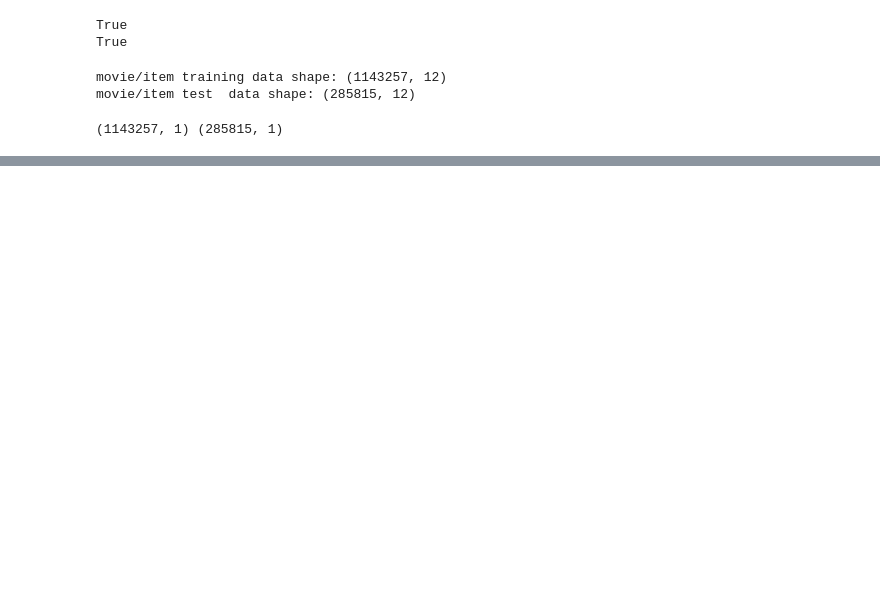
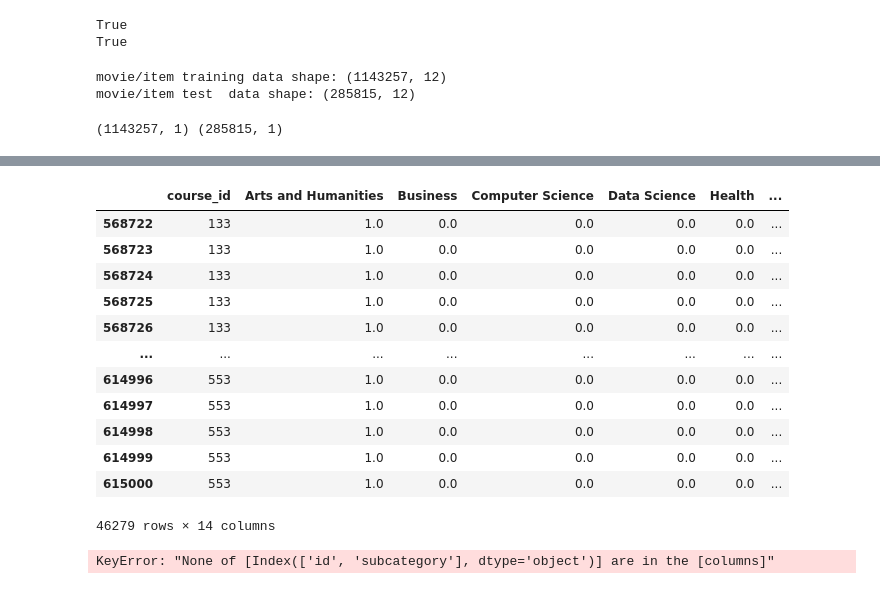
Before and after one commit to YousefAllam221b/Bachelor, a Jupyter notebook: Untitledm.ipynb, the cells around one changed output, grey strips where cells are left out. Saved outputs shown, nothing was run; the diff lists cells and outputs as text; code cells hidden in the pictures; blank space fills up the shorter version.

```diff
--- a/Untitledm.ipynb
+++ b/Untitledm.ipynb
@@ -209,0 +297,20 @@ user_input
+# %%
+pd.merge(pred_courses.sort_values(by='pred_rating', ascending=False),df_courses[['course_id','subcategory']], on='course_id')[pd.merge(pred_courses.sort_values(by='pred_rating', ascending=False),df_courses[['course_id','subcategory']], on='course_id')['subcategory'] == 'Arts and Humanities']
+# %% [output]
+|  | course_id | Arts and Humanities | Business | Computer Science | Data Science | Health | ... |
+| 568722 | 133 | 1.0 | 0.0 | 0.0 | 0.0 | 0.0 | ... |
+| 568723 | 133 | 1.0 | 0.0 | 0.0 | 0.0 | 0.0 | ... |
+| 568724 | 133 | 1.0 | 0.0 | 0.0 | 0.0 | 0.0 | ... |
+| 568725 | 133 | 1.0 | 0.0 | 0.0 | 0.0 | 0.0 | ... |
+| 568726 | 133 | 1.0 | 0.0 | 0.0 | 0.0 | 0.0 | ... |
+| ... | ... | ... | ... | ... | ... | ... | ... |
+| 614996 | 553 | 1.0 | 0.0 | 0.0 | 0.0 | 0.0 | ... |
+| 614997 | 553 | 1.0 | 0.0 | 0.0 | 0.0 | 0.0 | ... |
+| 614998 | 553 | 1.0 | 0.0 | 0.0 | 0.0 | 0.0 | ... |
+| 614999 | 553 | 1.0 | 0.0 | 0.0 | 0.0 | 0.0 | ... |
+| 615000 | 553 | 1.0 | 0.0 | 0.0 | 0.0 | 0.0 | ... |
+46279 rows × 14 columns
+# %%
+pd.merge(pred_courses.sort_values(by='pred_rating', ascending=False),courses[['id','subcategory']], on='id')[pd.merge(pred_courses.sort_values(by='pred_rating', ascending=False),courses[['id','subcategory']], on='id')['pred_rating']>4.7]['subcategory'].unique()
+# %% [output]
+KeyError: "None of [Index(['id', 'subcategory'], dtype='object')] are in the [columns]"
```
Also changed, not shown: parts of 18 cells of this notebook.
